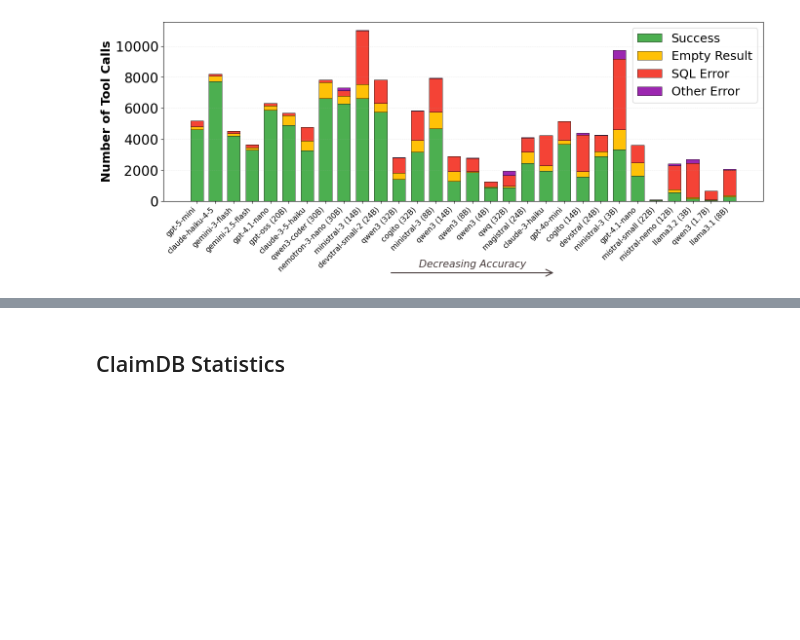
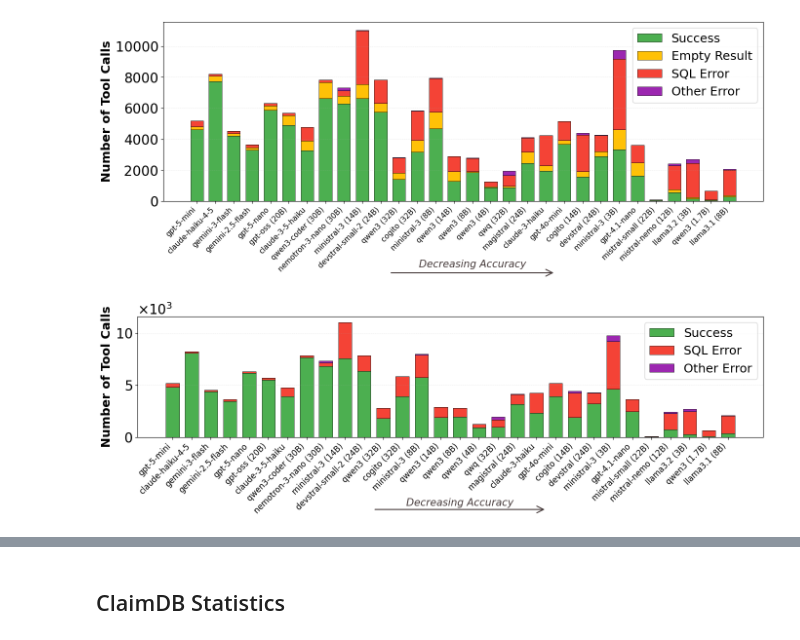
Before and after one commit to claimdb/claimdb, a Jupyter notebook: nbs/08_visualize.ipynb, the cells around one changed output, grey strips where cells are left out. Cells and saved outputs as stored; diff of their text form; code cells hidden in the pictures; blank space fills up the shorter version.

```diff
--- a/nbs/08_visualize.ipynb
+++ b/nbs/08_visualize.ipynb
@@ -594,7 +591,7 @@ models = [
 info_dict = {
     'gpt-4o-mini': {'name': 'gpt-4o-mini', 'params': None, 'creator': 'OpenAI'},
     'gpt-4.1-nano': {'name': 'gpt-4.1-nano', 'params': None, 'creator': 'OpenAI'},
-    'gpt-5-nano': {'name': 'gpt-4.1-nano', 'params': None, 'creator': 'OpenAI'},
+    'gpt-5-nano': {'name': 'gpt-5-nano', 'params': None, 'creator': 'OpenAI'},
     'gpt-5-mini': {'name': 'gpt-5-mini', 'params': None, 'creator': 'OpenAI'},
     'gpt-oss:20b': {'name': 'gpt-oss', 'params': 20, 'creator': 'OpenAI'},
     'gemini-2.5-flash': {'name': 'gemini-2.5-flash', 'params': None, 'creator': 'Google'},
@@ -1297,5 +1294,66 @@ plt.savefig(config.paper_plots_dir / 'tool_outcome_stacked_bars_counts.pdf', bbo
 plt.show()
 # %% [output]
 [figure]
+# %%
+# Stacked bar chart where Empty Result is counted as Success
+fig, ax = plt.subplots(figsize=(14, 6))
+
+# Merge empty into success
+success_with_empty = [s['success'] + s['empty'] for s in model_stats]
+sql_error = [s['sql_error'] for s in model_stats]
+other_error = [s['other_error'] for s in model_stats]
+
+x = np.arange(len(model_stats))
+bar_width = 0.7
+
+ax.bar(x, success_with_empty, bar_width, label='Success', color='#4CAF50', edgecolor='black', linewidth=0.5)
+ax.bar(x, sql_error, bar_width, bottom=success_with_empty, label='SQL Error', color='#F44336', edgecolor='black', linewidth=0.5)
+ax.bar(x, other_error, bar_width, bottom=np.array(success_with_empty) + np.array(sql_error), label='Other Error', color='#9C27B0', edgecolor='black', linewidth=0.5)
+
+ax.set_xticks(x)
+ax.set_xticklabels([s['display_name_p'] for s in model_stats], rotation=45, ha='right', fontsize=12)
+ax.set_ylabel('Number of Tool Calls', fontsize=18, fontweight='bold')
+ax.legend(loc='best', fontsize=18)
+ax.grid(True, alpha=0.3, linestyle='--', linewidth=0.5, axis='y')
+
+from matplotlib.ticker import ScalarFormatter
+
+class FixedOrderFormatter(ScalarFormatter):
+    """Forces scientific notation to a fixed order of magnitude."""
+    def __init__(self, order_of_mag=0, **kwargs):
+        super().__init__(**kwargs)
+        self._order_of_mag = order_of_mag
+    def _set_order_of_magnitude(self):
+        self.orderOfMagnitude = self._order_of_mag
+
+fmt = FixedOrderFormatter(order_of_mag=3, useMathText=True)
+fmt.set_scientific(True)
+ax.yaxis.set_major_formatter(fmt)
+ax.yaxis.get_offset_text().set_fontsize(20)
+
+
+
+# Arrow settings
+arrow_y = -0.6
+arrow_start = len(model_stats) * 0.35
+arrow_end = len(model_stats) * 0.65
+text_y = arrow_y + 0.03
+arrow_color = "#453939"
+
+ax.annotate('', xy=(arrow_end, arrow_y),
+            xytext=(arrow_start, arrow_y),
+            xycoords=('data', 'axes fraction'),
+            textcoords=('data', 'axes fraction'),
+            arrowprops=dict(arrowstyle='->', color=arrow_color, lw=1.5, mutation_scale=25))
+ax.text((arrow_start + arrow_end) / 2, text_y, 'Decreasing Accuracy',
+        ha='center', fontsize=15, fontstyle='italic', color=arrow_color,
+        fontweight='medium',
+        transform=ax.get_xaxis_transform())
+
+plt.tight_layout()
+plt.savefig(config.paper_plots_dir / 'tool_outcome_stacked_bars_counts_empty_as_success.pdf', bbox_inches='tight')
+plt.show()
+# %% [output]
+[figure, added]
 # %%
 # Print tool call outcome stats per model (sorted by accuracy)
```
Also changed, not shown: parts of 8 cells of this notebook, 17 other files.
